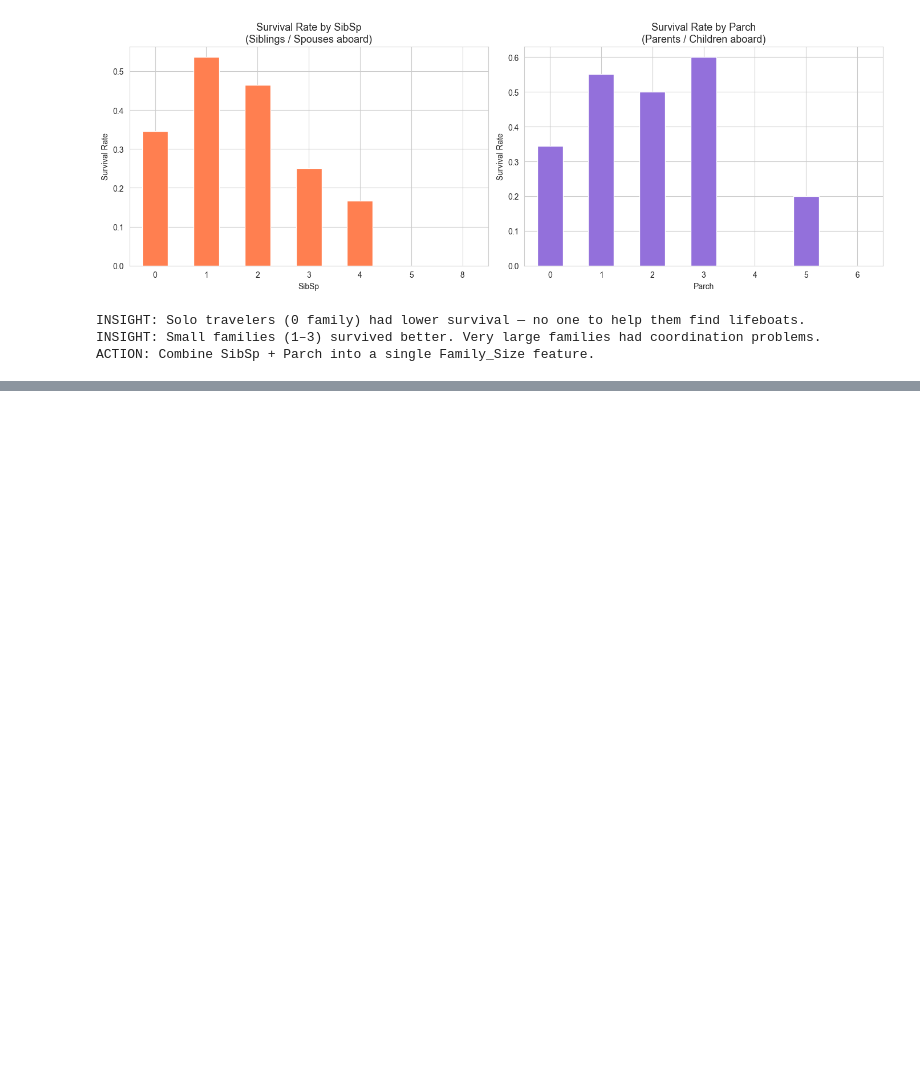
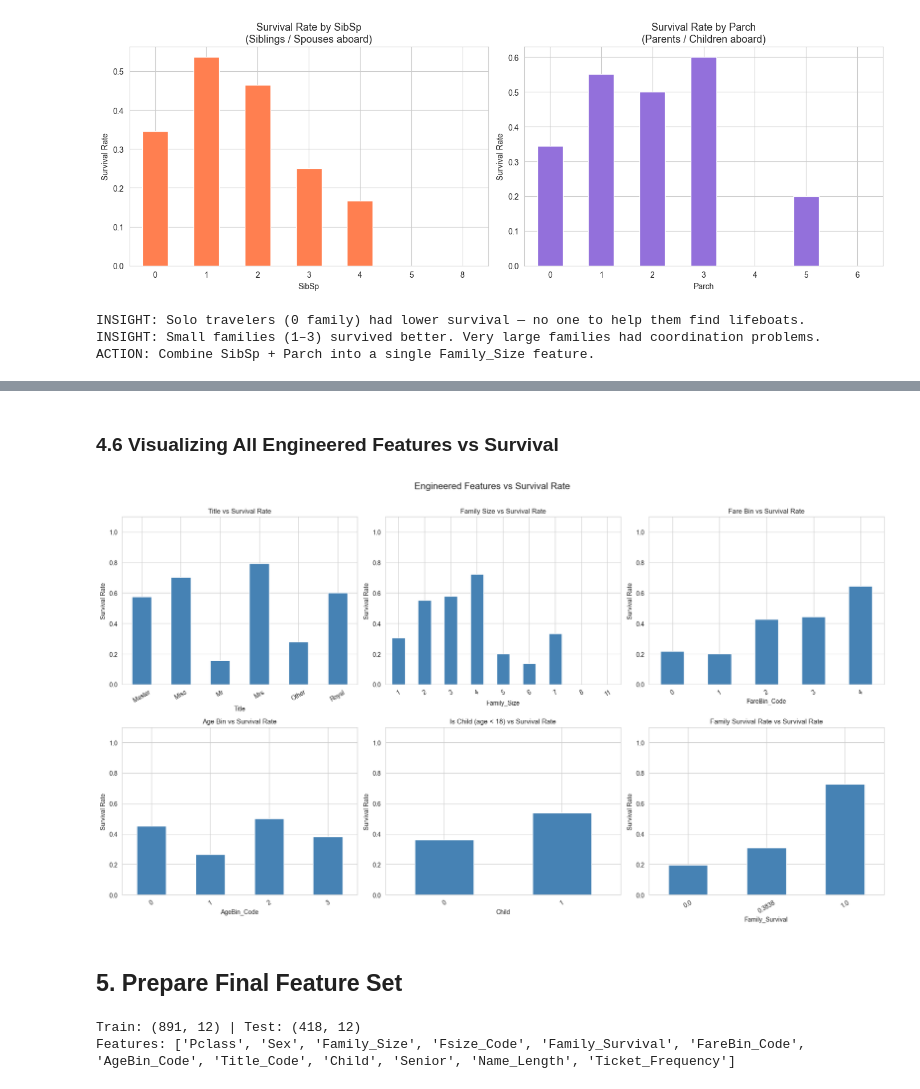
Before and after one commit to eloquenttbota/kaggle-titanic, a Jupyter notebook: notebook/EDA.ipynb, the cells around one changed output, grey strips where cells are left out. Drawn from its saved outputs; the diff is of its cells as text; code cells hidden in the pictures; blank space fills up the shorter version.

```diff
--- a/notebook/EDA.ipynb
+++ b/notebook/EDA.ipynb
@@ -192,0 +439,50 @@ ACTION: Combine SibSp + Parch into a single Family_Size feature.
+# %% [markdown]
+### 4.6 Visualizing All Engineered Features vs Survival
+# %%
+train_fe = data_df[:len(train_df)].copy()
+
+features_to_plot = [
+    ('Title', 'Title'),
+    ('Family_Size', 'Family Size'),
+    ('FareBin_Code', 'Fare Bin'),
+    ('AgeBin_Code', 'Age Bin'),
+    ('Child', 'Is Child (age < 18)'),
+    ('Family_Survival', 'Family Survival Rate'),
+]
+
+fig, axes = plt.subplots(2, 3, figsize=(18, 10))
+axes = axes.flatten()
+
+for ax, (col, title) in zip(axes, features_to_plot):
+    surv_rate = train_fe.groupby(col)['Survived'].mean()
+    surv_rate.plot(kind='bar', ax=ax, rot=30, color='steelblue')
+    ax.set_title(f'{title} vs Survival Rate', fontsize=11)
+    ax.set_ylabel('Survival Rate')
+    ax.set_ylim(0, 1.1)
+
+plt.suptitle('Engineered Features vs Survival Rate', fontsize=15, y=1.01)
+plt.tight_layout()
+plt.show()
+# %% [output]
+[figure, added]
+# %% [markdown]
+## 5. Prepare Final Feature Set
+# %%
+FEATURES = [
+    'Pclass', 'Sex', 'Family_Size', 'Fsize_Code',
+    'Family_Survival', 'FareBin_Code', 'AgeBin_Code',
+    'Title_Code', 'Child', 'Senior', 'Name_Length', 'Ticket_Frequency'
+]
+
+train_final = data_df[:len(train_df)].copy()
+test_final  = data_df[len(train_df):].copy()
+
+X      = train_final[FEATURES]
+y      = train_final['Survived']
+X_test = test_final[FEATURES]
+
+print(f'Train: {X.shape} | Test: {X_test.shape}')
+print(f'Features: {FEATURES}')
+# %% [output]
+Train: (891, 12) | Test: (418, 12)
+Features: ['Pclass', 'Sex', 'Family_Size', 'Fsize_Code', 'Family_Survival', 'FareBin_Code', 'AgeBin_Code', 'Title_Code', 'Child', 'Senior', 'Name_Length', 'Ticket_Frequency']
```
Also changed, not shown: parts of 12 cells of this notebook.
